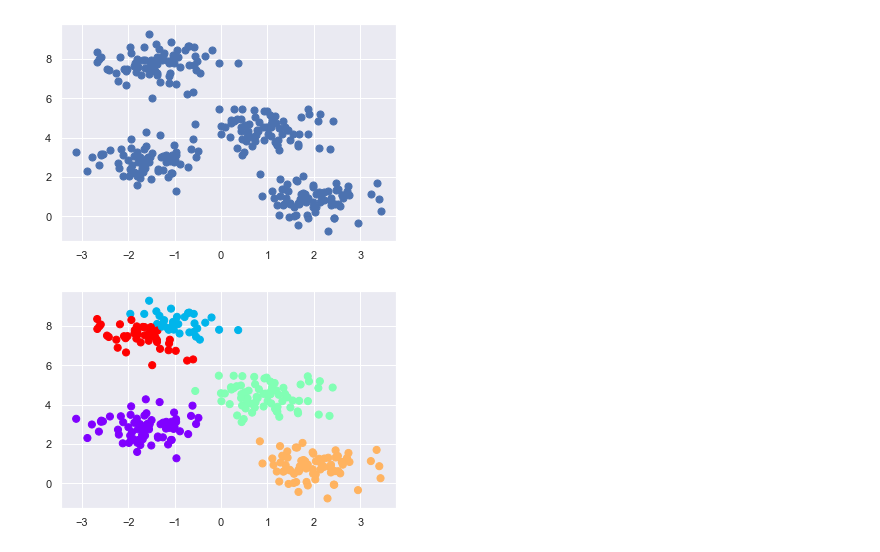
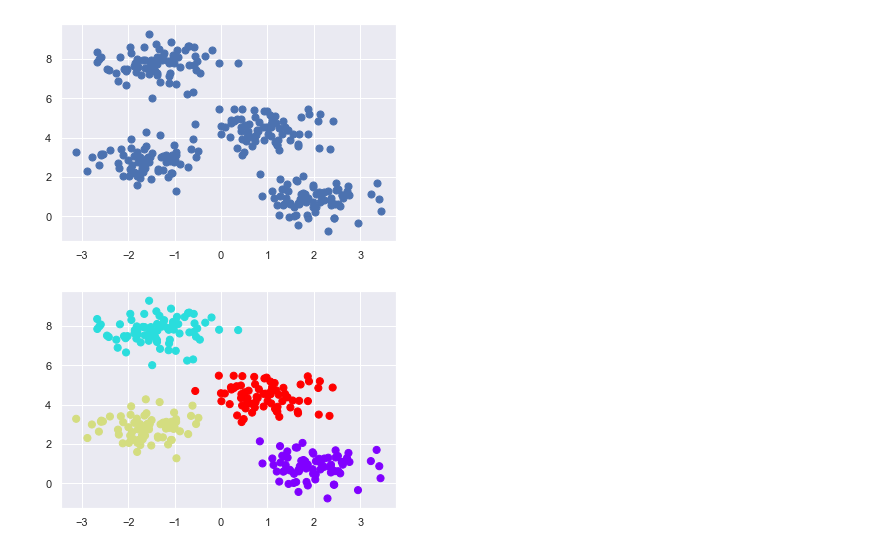
Before and after one commit to marcellusruben/JL_git_example, a Jupyter notebook: cluster.ipynb, the cells around one changed output. Saved outputs shown, nothing was run; the diff lists cells and outputs as text; code cells hidden in the pictures.

```diff
--- a/cluster.ipynb
+++ b/cluster.ipynb
@@ -13,9 +13,9 @@ plt.scatter(X[:, 0], X[:, 1], s=50);
 [figure]
 # %%
 from sklearn.cluster import KMeans
-est = KMeans(5)
+est = KMeans(4)
 est.fit(X)
 y_kmeans = est.predict(X)
 plt.scatter(X[:, 0], X[:, 1], c=y_kmeans, s=50, cmap='rainbow');
 # %% [output]
-[figure, old version]
+[figure, new version]
```
